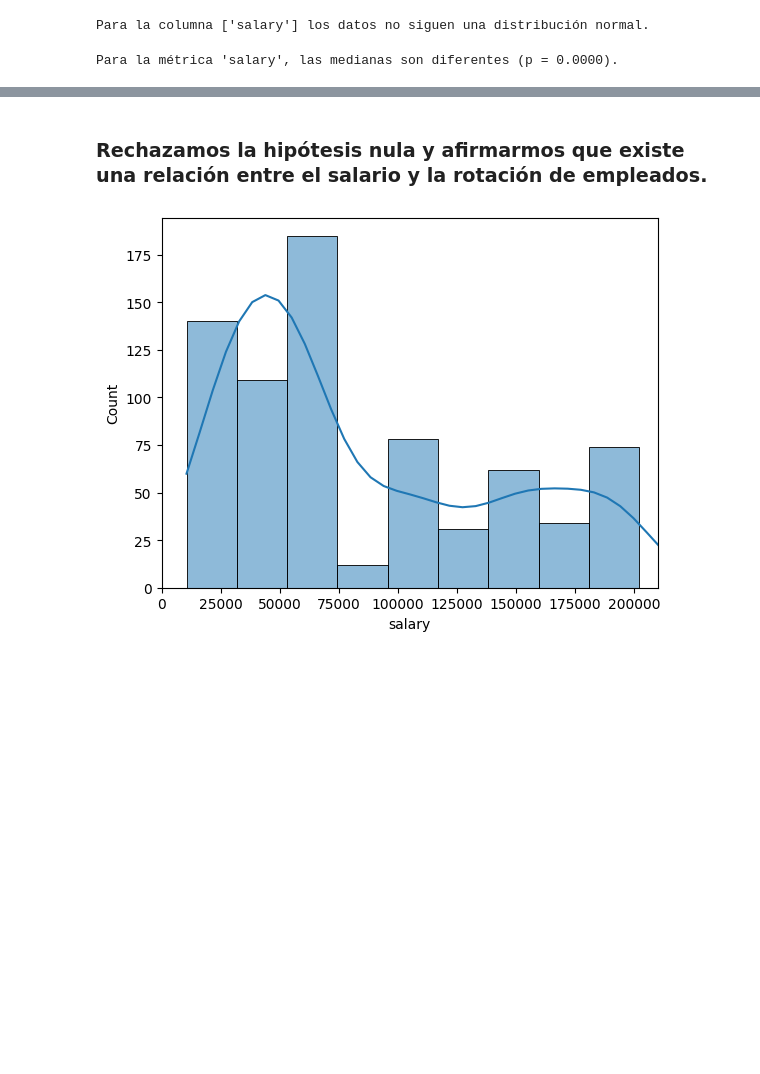
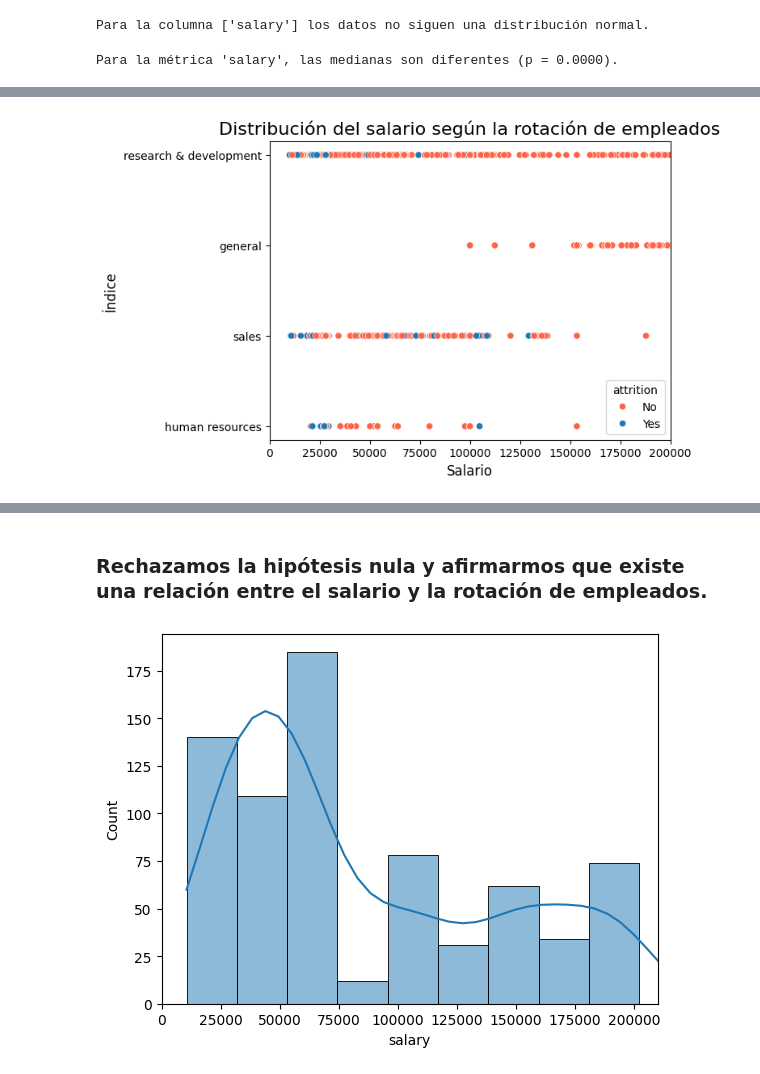
Before and after one commit to FiSaRaff/project-da-promo-k-modulo-3-team-2, a Jupyter notebook: notebooks/ab_testing.ipynb, the cells around one changed output, grey strips where cells are left out. Cells and saved outputs as stored; diff of their text form; code cells hidden in the pictures; blank space fills up the shorter version.

```diff
--- a/notebooks/ab_testing.ipynb
+++ b/notebooks/ab_testing.ipynb
@@ -159,0 +183,17 @@ Para la métrica 'salary', las medianas son diferentes (p = 0.0000).
+# %%
+# Suponiendo que df es tu DataFrame
+# df = pd.DataFrame(...)
+
+# Asignar colores diferentes según la columna 'attrition'
+sns.scatterplot(data=df, x='salary', y='department', hue='attrition', palette=["#FF6347", "#1f77b4"])
+
+# Añadir títulos y etiquetas
+plt.title('Distribución del salario según la rotación de empleados', fontsize=16)
+plt.xlabel('Salario', fontsize=12)
+plt.ylabel('Índice', fontsize=12)
+plt.xlim(0, 200000);
+
+# Mostrar el gráfico
+plt.show()
+# %% [output]
+[figure, added]
```
Also changed, not shown: parts of 21 cells of this notebook.
